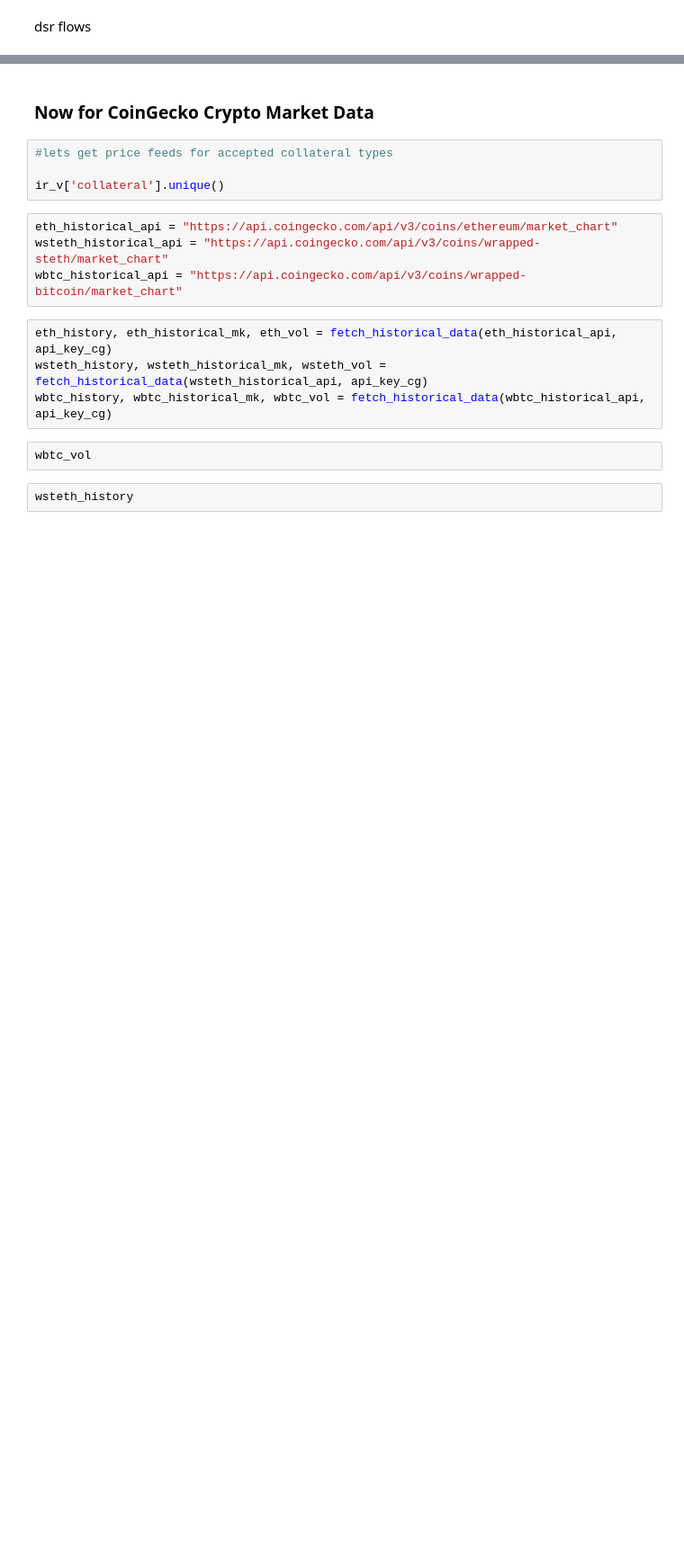
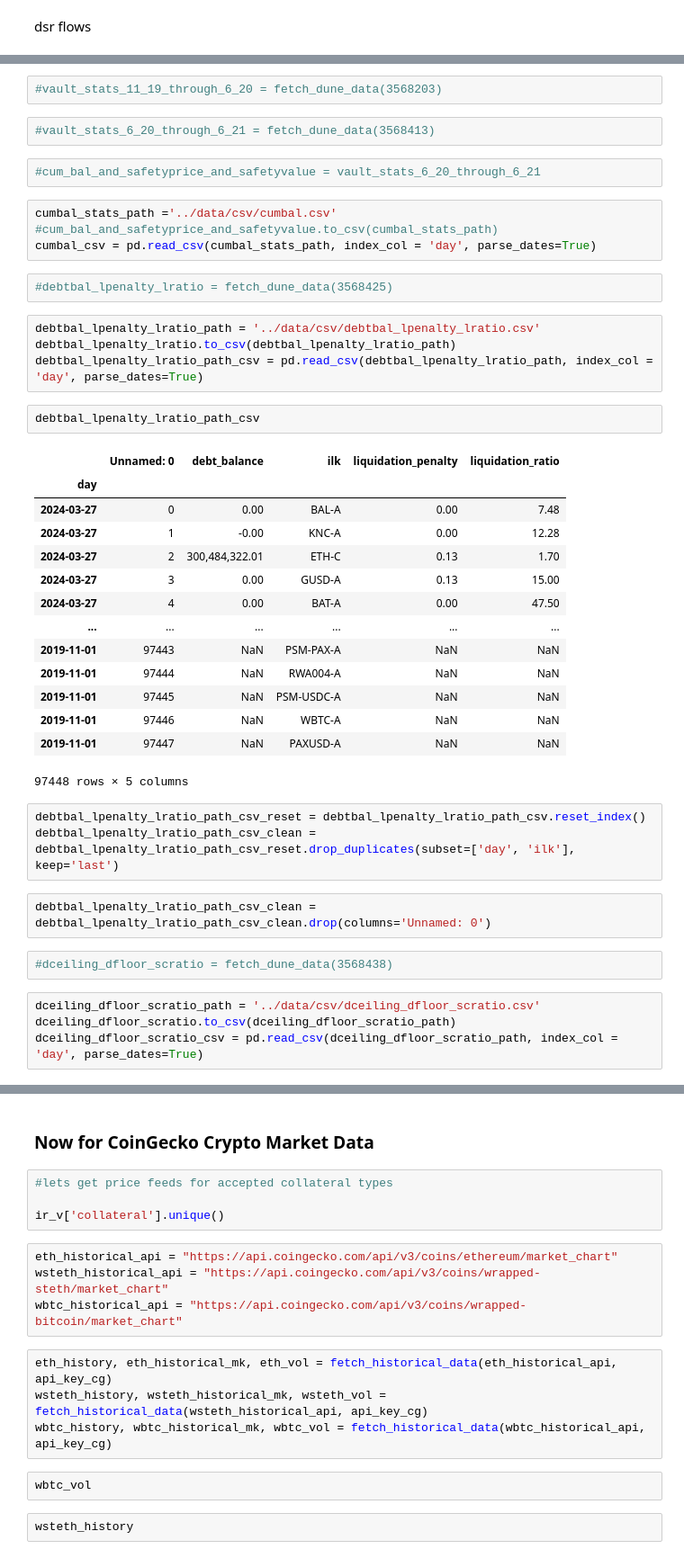
Before and after one commit to BrandynHamilton/mkrdao_port_mgmt, a Jupyter notebook: notebooks/exploratory.ipynb, the cells around one changed output, grey strips where cells are left out. Shown at 90% size. Drawn from its saved outputs; the diff is of its cells as text; blank space fills up the shorter version.

```diff
--- a/notebooks/exploratory.ipynb
+++ b/notebooks/exploratory.ipynb
@@ -503,0 +611,44 @@ dsr_flows = fetch_dune_data(1753750)
+# %%
+#vault_stats_11_19_through_6_20 = fetch_dune_data(3568203)
+# %%
+#vault_stats_6_20_through_6_21 = fetch_dune_data(3568413)
+# %%
+#cum_bal_and_safetyprice_and_safetyvalue = vault_stats_6_20_through_6_21
+# %%
+cumbal_stats_path ='../data/csv/cumbal.csv'
+#cum_bal_and_safetyprice_and_safetyvalue.to_csv(cumbal_stats_path)
+cumbal_csv = pd.read_csv(cumbal_stats_path, index_col = 'day', parse_dates=True)
+# %%
+#debtbal_lpenalty_lratio = fetch_dune_data(3568425)
+# %%
+debtbal_lpenalty_lratio_path = '../data/csv/debtbal_lpenalty_lratio.csv'
+debtbal_lpenalty_lratio.to_csv(debtbal_lpenalty_lratio_path)
+debtbal_lpenalty_lratio_path_csv = pd.read_csv(debtbal_lpenalty_lratio_path, index_col = 'day', parse_dates=True)
+# %%
+debtbal_lpenalty_lratio_path_csv
+# %% [output]
+|  | Unnamed: 0 | debt_balance | ilk | liquidation_penalty | liquidation_ratio |
+| day |  |  |  |  |  |
+| 2024-03-27 | 0 | 0.00 | BAL-A | 0.00 | 7.48 |
+| 2024-03-27 | 1 | -0.00 | KNC-A | 0.00 | 12.28 |
+| 2024-03-27 | 2 | 300,484,322.01 | ETH-C | 0.13 | 1.70 |
+| 2024-03-27 | 3 | 0.00 | GUSD-A | 0.13 | 15.00 |
+| 2024-03-27 | 4 | 0.00 | BAT-A | 0.00 | 47.50 |
+| ... | ... | ... | ... | ... | ... |
+| 2019-11-01 | 97443 | NaN | PSM-PAX-A | NaN | NaN |
+| 2019-11-01 | 97444 | NaN | RWA004-A | NaN | NaN |
+| 2019-11-01 | 97445 | NaN | PSM-USDC-A | NaN | NaN |
+| 2019-11-01 | 97446 | NaN | WBTC-A | NaN | NaN |
+| 2019-11-01 | 97447 | NaN | PAXUSD-A | NaN | NaN |
+97448 rows × 5 columns
+# %%
+debtbal_lpenalty_lratio_path_csv_reset = debtbal_lpenalty_lratio_path_csv.reset_index()
+debtbal_lpenalty_lratio_path_csv_clean = debtbal_lpenalty_lratio_path_csv_reset.drop_duplicates(subset=['day', 'ilk'], keep='last')
+# %%
+debtbal_lpenalty_lratio_path_csv_clean = debtbal_lpenalty_lratio_path_csv_clean.drop(columns='Unnamed: 0')
+# %%
+#dceiling_dfloor_scratio = fetch_dune_data(3568438)
+# %%
+dceiling_dfloor_scratio_path = '../data/csv/dceiling_dfloor_scratio.csv'
+dceiling_dfloor_scratio.to_csv(dceiling_dfloor_scratio_path)
+dceiling_dfloor_scratio_csv = pd.read_csv(dceiling_dfloor_scratio_path, index_col = 'day', parse_dates=True)
```
Also changed, not shown: parts of 91 cells of this notebook, 7 other files.
